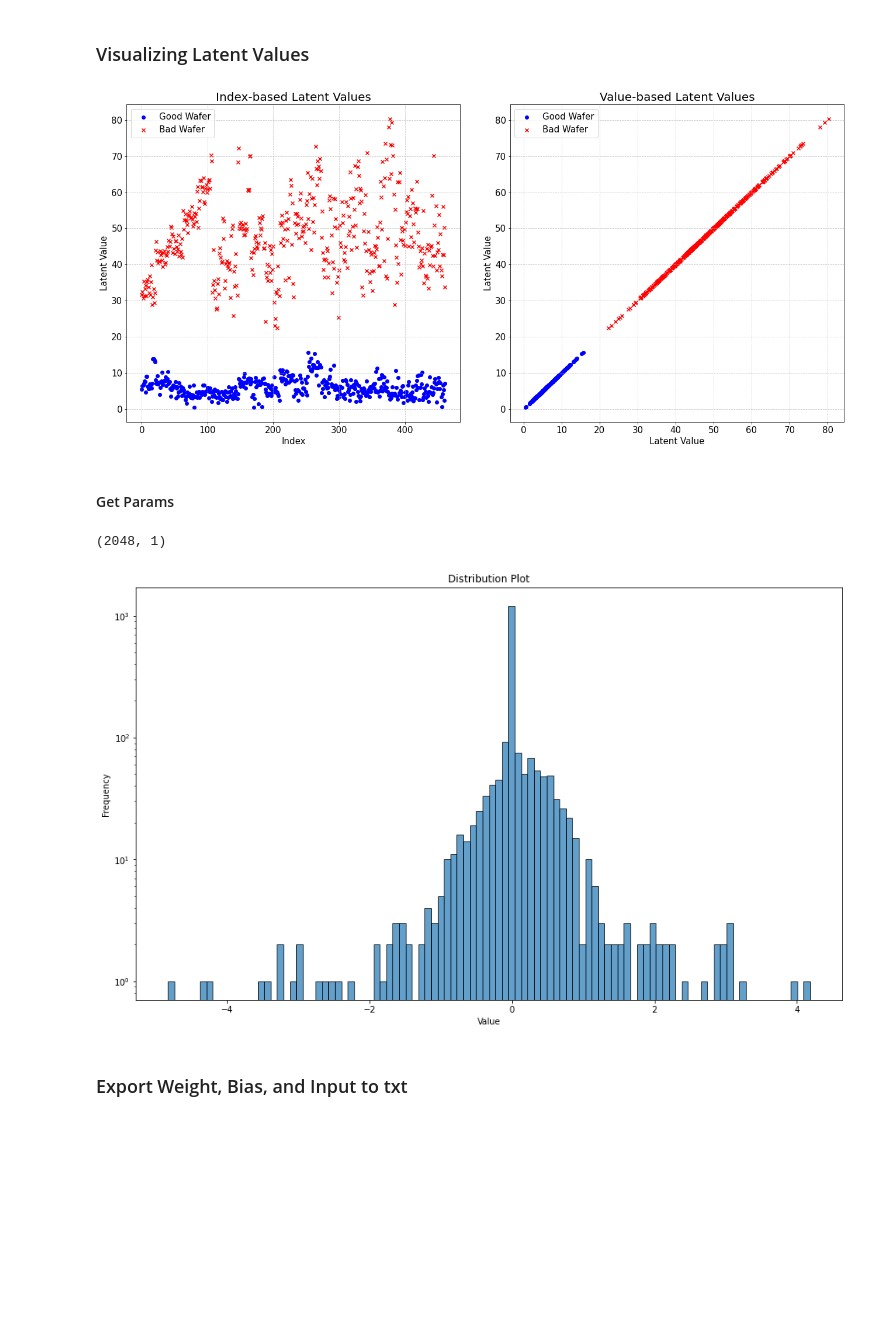
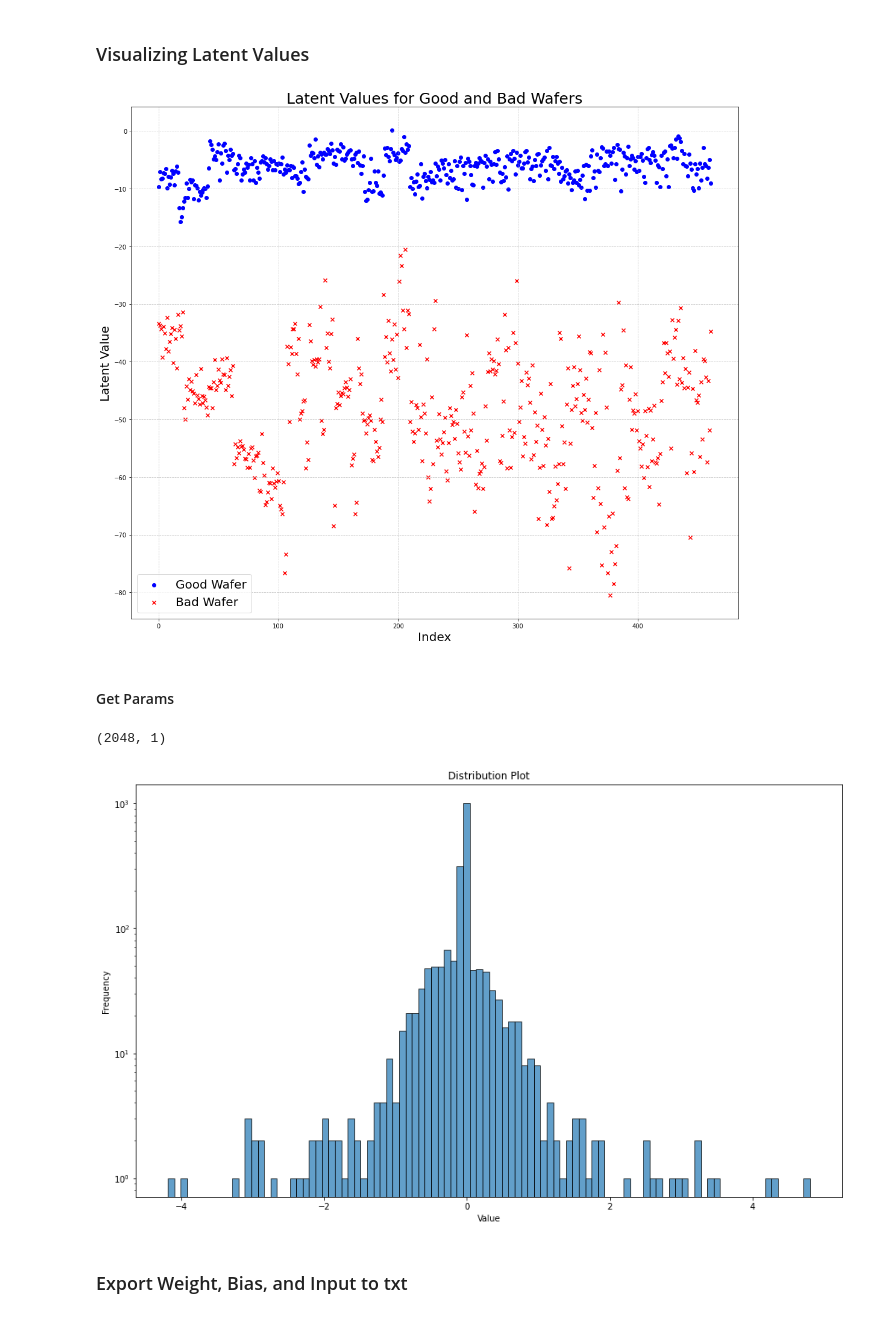
Before and after one commit to Arycast/vae_casp-er, a Jupyter notebook: python/half_valid_VAE.ipynb, the cells around one changed output. Saved outputs shown, nothing was run; the diff lists cells and outputs as text; code cells hidden in the pictures; blank space fills up the shorter version.

```diff
--- a/python/half_valid_VAE.ipynb
+++ b/python/half_valid_VAE.ipynb
@@ -436,7 +436,7 @@ def print_image(np_arr):
 # %% [markdown]
 ## Get Training Data
 # %%
-max_shape = (40,40)
+max_shape = (50,50)
 target_shape = (32,32)
 train_max_row = 20 # Maximum data for training
 
@@ -831,35 +821,35 @@ def plot_latent(good_latent,bad_latent, fig_type="xy"):
         plt.legend(fontsize=label_fontsize)
         plt.grid(True, linestyle='--', alpha=0.7)
 
         # Display the plot
         plt.tight_layout()
         plt.show()
 
     else:
         plt.figure(figsize=(15, 13))
         label_fontsize = 20; title_fontsize=25
 
         # Plot good wafers with 'o'
         plt.scatter(good_latent, good_latent, marker='o', color='blue', label='Good Wafer')
         # Plot bad wafers with 'x'
         plt.scatter(bad_latent, bad_latent, marker='x', color='red', label='Bad Wafer')
         # Adding labels, legend, and title
         plt.xlabel("Latent Value", fontsize=label_fontsize)
         plt.ylabel("Latent Value", fontsize=label_fontsize)
 
         plt.title("Latent Values for Good and Bad Wafers", fontsize=title_fontsize)
         plt.legend(fontsize=label_fontsize)
         plt.grid(True, linestyle='--', alpha=0.7)
 
         # Display the plot
         plt.tight_layout()
         plt.show()
 
 
 
-plot_latent(latent_good_wafer,latent_bad_wafer,'both')
+plot_latent(latent_good_wafer,latent_bad_wafer,'index')
 # %% [output]
-[figure, old version]
+[figure, new version]
 # %% [markdown]
 #### Get Params
 # %%
@@ -879,7 +869,7 @@ plt.title('Distribution Plot')
 plt.show()
 # %% [output]
 (2048, 1)
-[figure, old version]
+[figure, new version]
 # %% [markdown]
 ### Export Weight, Bias, and Input to txt
 # %% [markdown]
```
Also changed, not shown: parts of 14 cells of this notebook.
